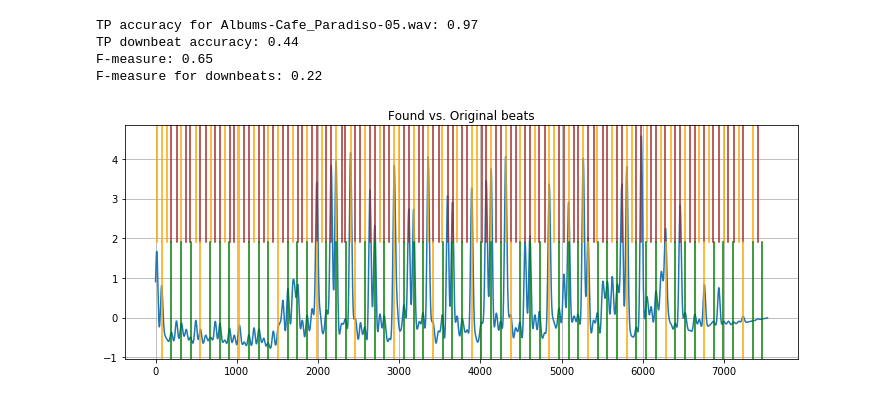
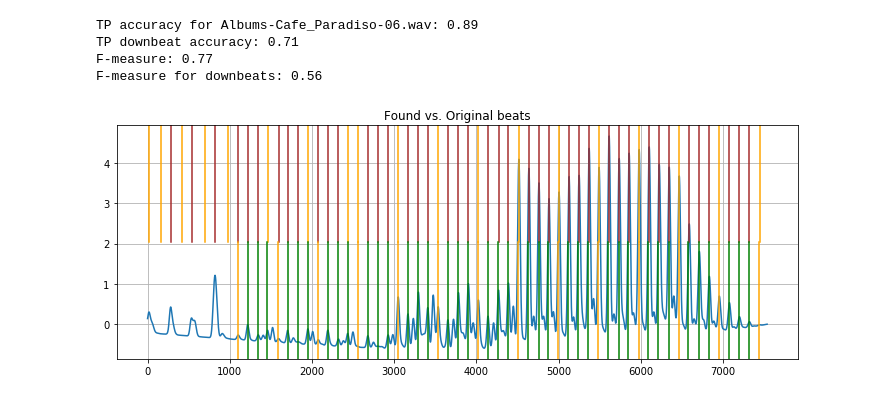
Before and after one commit to maxgraf96/MusicInformatics_BeatTracker, a Jupyter notebook: Coursework 1.ipynb, the cells around one changed output. Drawn from its saved outputs; the diff is of its cells as text; code cells hidden in the pictures.

```diff
--- a/Coursework 1.ipynb
+++ b/Coursework 1.ipynb
@@ -175,27 +175,27 @@ def analyse(file):
     return beats, downbeats, ose
 # %%
 import Evaluation
-current_file = "BallroomData\\ChaChaCha\\Albums-Cafe_Paradiso-05.wav"
+current_file = "BallroomData\\ChaChaCha\\Albums-Cafe_Paradiso-06.wav"
 #current_file = "BallroomData\\Rumba-Misc\\Media-103511.wav"
 #current_file = "BallroomData\\ChaChaCha\\Albums-Fire-14.wav"
 
 current_sig, sr = librosa.load(current_file)
 
 correct, found, correct_downbeats, found_downbeats, ose, accuracy, accuracy_down, f_measure, f_measure_d = Evaluation.evaluate_file(current_file)
 Plot.plot_evaluation(correct, found, correct_downbeats, found_downbeats, ose)
 
 # Create click for each beat
 clicks = librosa.clicks(times=np.array(found) * FFT_HOP / OSE_SAMPLE_RATE, sr=OSE_SAMPLE_RATE)
 clicks = librosa.core.resample(clicks, OSE_SAMPLE_RATE, 22050)
 
 minsize = np.min([clicks.size, current_sig.size])
 result = current_sig[:minsize] + clicks[:minsize]
 
 ipd.Audio(result, rate=22050)
 # %% [output]
-TP accuracy for Albums-Cafe_Paradiso-05.wav: 0.97
-TP downbeat accuracy: 0.44
-F-measure: 0.65
-F-measure for downbeats: 0.22
+TP accuracy for Albums-Cafe_Paradiso-06.wav: 0.89
+TP downbeat accuracy: 0.71
+F-measure: 0.77
+F-measure for downbeats: 0.56
-[figure, old version]
+[figure, new version]
 [interactive output not drawn]
```
Also changed, not shown: 3 other files.
